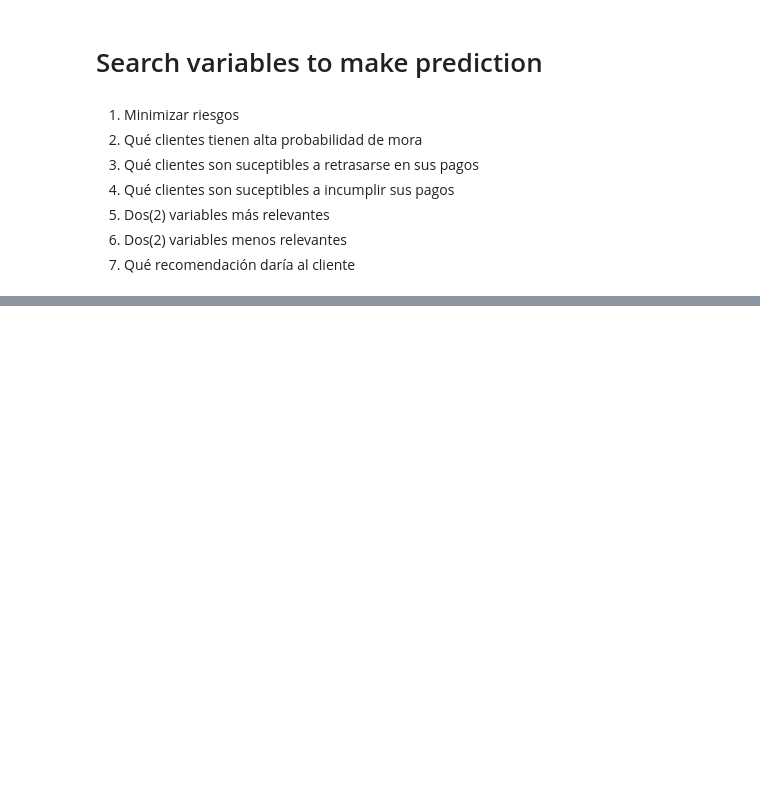
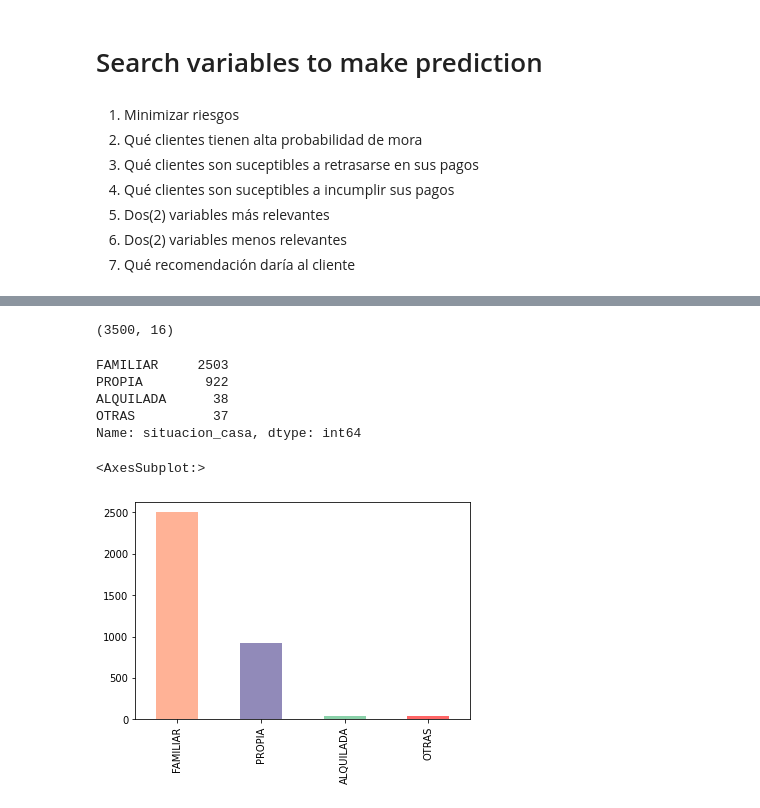
Before and after one commit to FernandoCallasaca/bcp_case, a Jupyter notebook: 2_variables_to_predict.ipynb, the cells around one changed output, grey strips where cells are left out. Cells and saved outputs as stored; diff of their text form; code cells hidden in the pictures; blank space fills up the shorter version.

```diff
--- a/2_variables_to_predict.ipynb
+++ b/2_variables_to_predict.ipynb
@@ -73,0 +76,4 @@ df_bcp.describe(include = ['object'])
+# %%
+# we use the clients 'yes_mora'
+df_yes_mora = df_bcp[df_bcp['mora_60'] == 1]
+df_yes_mora
@@ -73,0 +94,21 @@ df_bcp.describe(include = ['object'])
+# %%
+df_yes_mora.shape
+# %% [output]
+(3500, 16)
+# %%
+df_yes_mora['situacion_casa'].value_counts()
+# %% [output]
+FAMILIAR     2503
+PROPIA        922
+ALQUILADA      38
+OTRAS          37
+Name: situacion_casa, dtype: int64
+# %%
+df_yes_mora['situacion_casa'].value_counts().plot(kind = 'bar',
+color=['coral', 'darkslateblue', 'mediumseagreen', 'red'],
+alpha=0.6,)
+# podemos decir que los más morosos son las que pertecen
+# a una situación familiar
+# %% [output]
+<AxesSubplot:>
+[figure, added]
```
Also changed, not shown: parts of 15 cells of this notebook, 3 other files.
